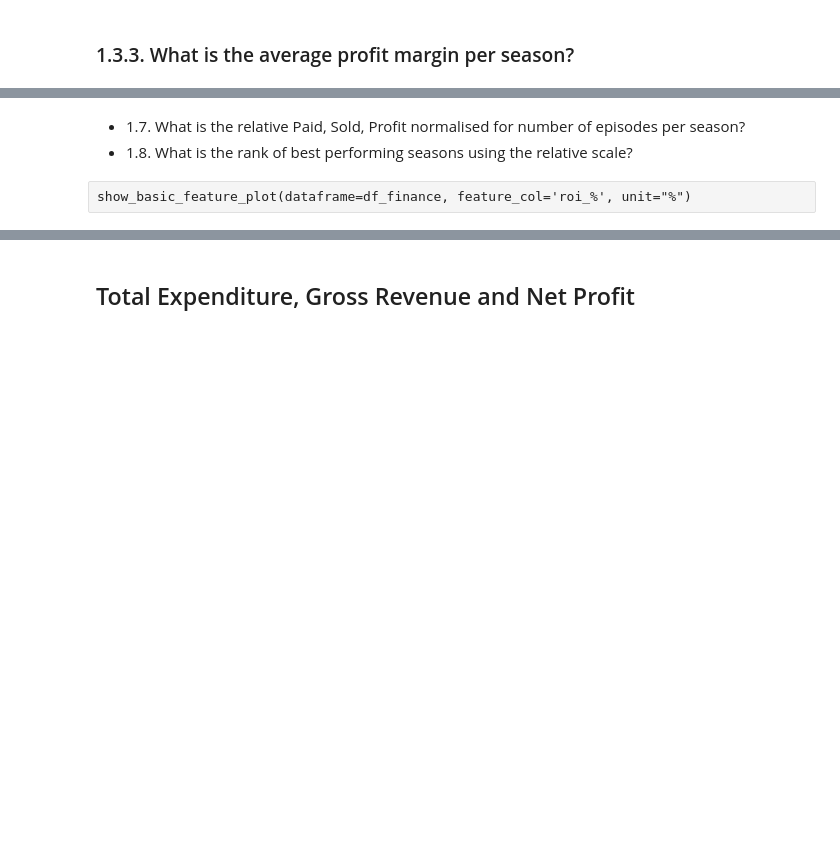
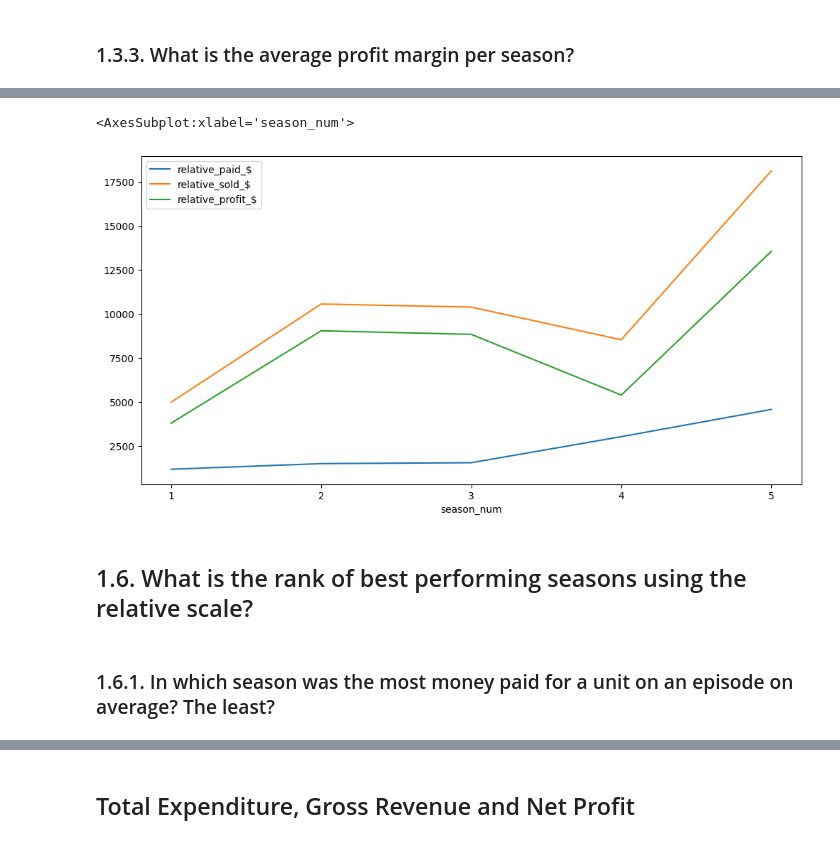
Before and after one commit to Joshua-Higgins-jp/Auction_Hunters_EDA, a Jupyter notebook: auction_hunters_eda.ipynb, the cells around one changed output, grey strips where cells are left out. Cells and saved outputs as stored; diff of their text form; code cells hidden in the pictures; blank space fills up the shorter version.

```diff
--- a/auction_hunters_eda.ipynb
+++ b/auction_hunters_eda.ipynb
@@ -628,0 +672,3 @@ show_basic_feature_plot(dataframe=df_ROI_low, feature_col='roi_%', unit="%")
+# %%
+df_relative_seasons = df.groupby('season_num')[['paid_$', 'sold_$', 'profit_$']].sum()
+df_relative_seasons
@@ -628,0 +685,3 @@ show_basic_feature_plot(dataframe=df_ROI_low, feature_col='roi_%', unit="%")
+# %%
+season_episode_counts = df['season_num'].value_counts().sort_index()
+season_episode_counts
@@ -628,0 +697,5 @@ show_basic_feature_plot(dataframe=df_ROI_low, feature_col='roi_%', unit="%")
+# %%
+df_relative_seasons = df_relative_seasons.div(season_episode_counts, axis=0).reset_index()
+df_relative_seasons.columns = ['season_num', 'relative_paid_$', 'relative_sold_$', 'relative_profit_$']
+df_relative_seasons = df_relative_seasons.round(2)
+df_relative_seasons
@@ -629,6 +709,9 @@ show_basic_feature_plot(dataframe=df_ROI_low, feature_col='roi_%', unit="%")
+# %%
+df_relative_seasons.plot(kind='line', x='season_num', y=['relative_paid_$', 'relative_sold_$', 'relative_profit_$'], xticks=[1,2,3,4,5], figsize=(12,6))
+# %% [output]
+<AxesSubplot:xlabel='season_num'>
+[figure, added]
 # %% [markdown]
-
-* 1.7. What is the relative Paid, Sold, Profit normalised for number of episodes per season?
-* 1.8. What is the rank of best performing seasons using the relative scale?
+## 1.6. What is the rank of best performing seasons using the relative scale?
-# %% [raw]
-show_basic_feature_plot(dataframe=df_finance, feature_col='roi_%', unit="%")
+# %% [markdown]
+### 1.6.1. In which season was the most money paid for a unit on an episode on average? The least?
```
Also changed, not shown: parts of 43 cells of this notebook.
